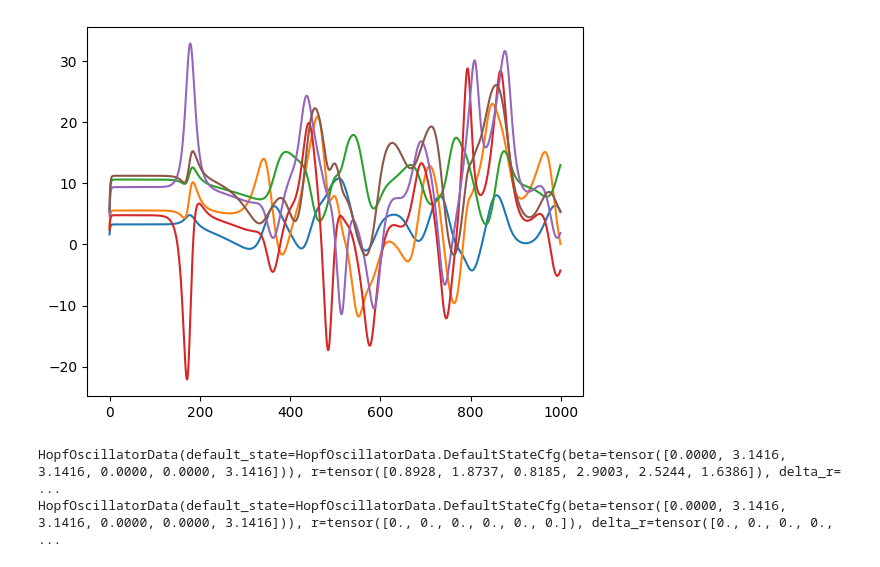
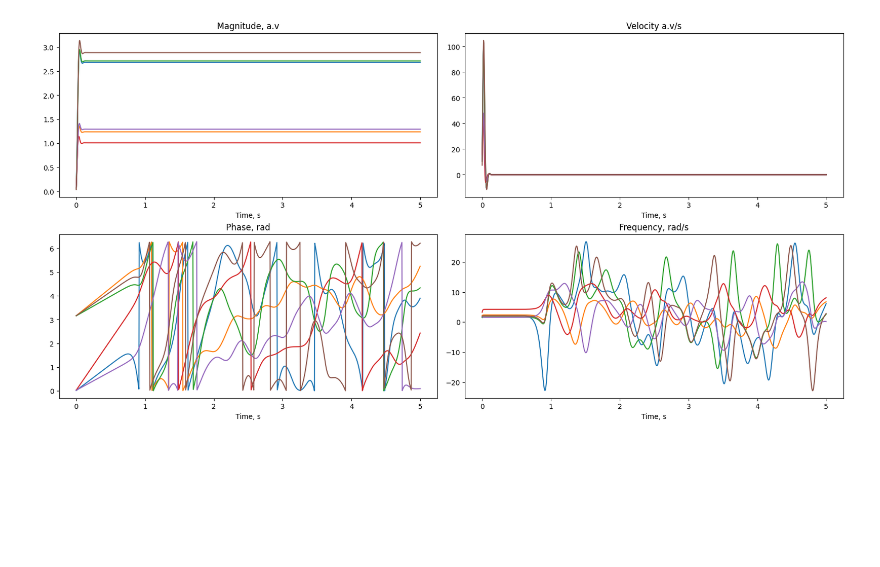
Before and after one commit to mazhugich-labs/cpgs, a Jupyter notebook: main.ipynb, the cells around one changed output. Saved outputs shown, nothing was run; the diff lists cells and outputs as text; code cells hidden in the pictures; blank space fills up the shorter version.

```diff
--- a/main.ipynb
+++ b/main.ipynb
@@ -19,26 +24,27 @@ hopf_oscillator = HopfOscillator(
 # %%
-coupling_bias = make_coupling_bias_matrix(hopf_oscillator.data.default_state.beta)
+coupling_bias = make_coupling_bias_matrix(hopf_osc.data.default_state.beta)
 coupling_weight = make_coupling_weight_matrix(coupling_bias)
 # %%
 n_timesteps = 1000
+x_axis = torch.linspace(0, n_timesteps * hopf_osc.cfg.dt, n_timesteps)
 
-r_hist = torch.empty(size=(n_timesteps, len(hopf_oscillator.cfg.init_state.beta)))
+r_hist = torch.empty(size=(n_timesteps, len(hopf_osc.cfg.init_state.beta)))
 delta_r_hist = torch.empty_like(r_hist)
 theta_hist = torch.empty_like(r_hist)
 delta_theta_hist = torch.empty_like(r_hist)
 # %%
-r_cmd = torch.rand_like(r_hist[0]) * 3
-delta_theta_cmd = torch.rand_like(r_hist[0]) * 4 * math.pi
+r = torch.rand_like(r_hist[0]) * 2 - 1
+delta_theta = torch.rand_like(r_hist[0]) * 2 - 1
 delta_theta_max = torch.tensor(math.pi)
 
 for i in range(n_timesteps):
-    hopf_oscillator_data = hopf_oscillator.step(
-        r_cmd, delta_theta_cmd, delta_theta_max, coupling_bias, coupling_weight
+    hopf_osc_data = hopf_adp(
+        r, delta_theta, delta_theta_max, coupling_bias, coupling_weight
     )
 
-    r_hist[i] = hopf_oscillator.data.r.detach()
-    delta_r_hist[i] = hopf_oscillator.data.delta_r.detach()
-    theta_hist[i] = hopf_oscillator.data.theta.detach()
-    delta_theta_hist[i] = hopf_oscillator.data.delta_theta.detach()
+    r_hist[i] = hopf_osc_data.r.detach()
+    delta_r_hist[i] = hopf_osc_data.delta_r.detach()
+    theta_hist[i] = hopf_osc_data.theta.detach()
+    delta_theta_hist[i] = hopf_osc_data.delta_theta.detach()
 # %%
 import matplotlib.pyplot as plt
@@ -60,12 +51,24 @@ plt.show()
-# %%
-plt.plot(delta_theta_hist)
-plt.show()
-# %% [output]
-[figure, removed]
-# %%
-print(hopf_oscillator.data)
-hopf_oscillator.reset()
-print(hopf_oscillator.data)
-# %% [output]
-HopfOscillatorData(default_state=HopfOscillatorData.DefaultStateCfg(beta=tensor([0.0000, 3.1416, 3.1416, 0.0000, 0.0000, 3.1416])), r=tensor([0.8928, 1.8737, 0.8185, 2.9003, 2.5244, 1.6386]), delta_r= ...
-HopfOscillatorData(default_state=HopfOscillatorData.DefaultStateCfg(beta=tensor([0.0000, 3.1416, 3.1416, 0.0000, 0.0000, 3.1416])), r=tensor([0., 0., 0., 0., 0., 0.]), delta_r=tensor([0., 0., 0., 0.,  ...
+# %%
+mosaic = (("r", "delta_r"), ("theta", "delta_theta"))
+fig = plt.figure(figsize=(16, 8), layout="constrained")
+axs = fig.subplot_mosaic(mosaic)
+
+axs["r"].set_title("Magnitude, a.v")
+axs["r"].plot(x_axis, r_hist)
+axs["r"].set_xlabel("Time, s")
+
+axs["delta_r"].set_title("Velocity a.v/s")
+axs["delta_r"].plot(x_axis, delta_r_hist)
+axs["delta_r"].set_xlabel("Time, s")
+
+axs["theta"].set_title("Phase, rad")
+axs["theta"].plot(x_axis, theta_hist)
+axs["theta"].set_xlabel("Time, s")
+
+axs["delta_theta"].set_title("Frequency, rad/s")
+axs["delta_theta"].plot(x_axis, delta_theta_hist)
+axs["delta_theta"].set_xlabel("Time, s")
+
+plt.show()
+# %% [output]
+[figure, added]
```
Also changed, not shown: parts of 5 cells of this notebook, 9 other files.
